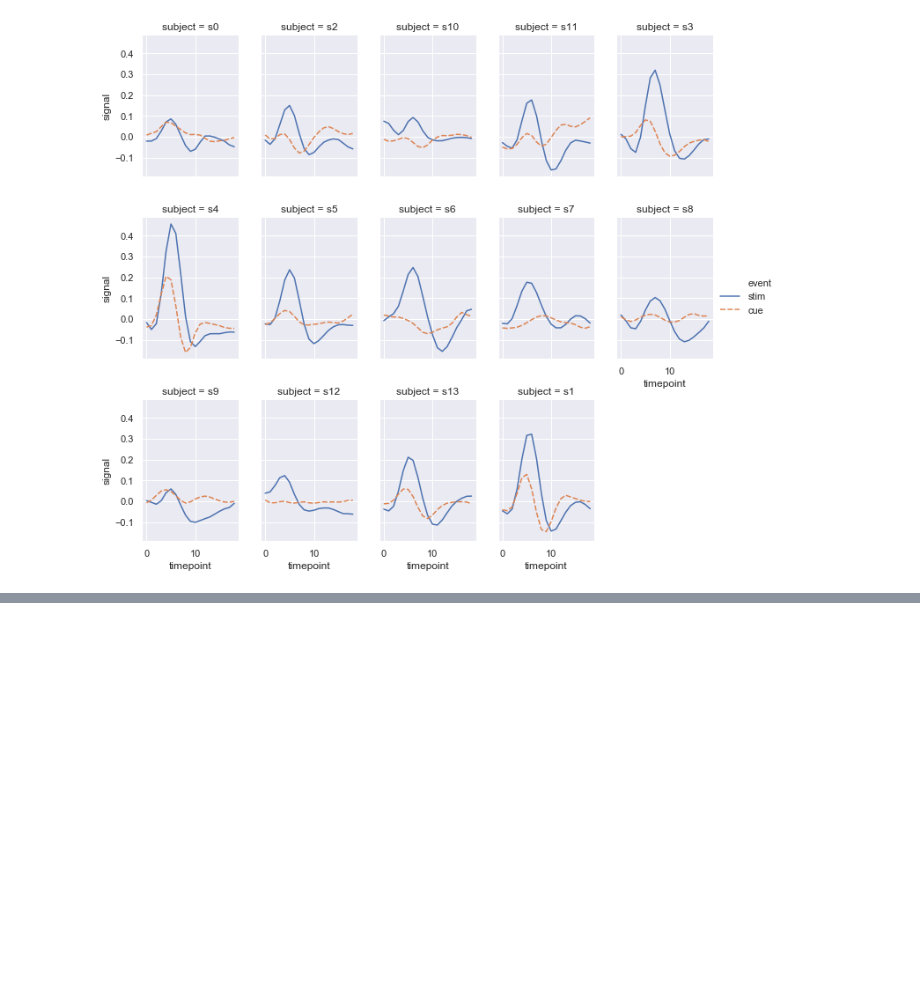
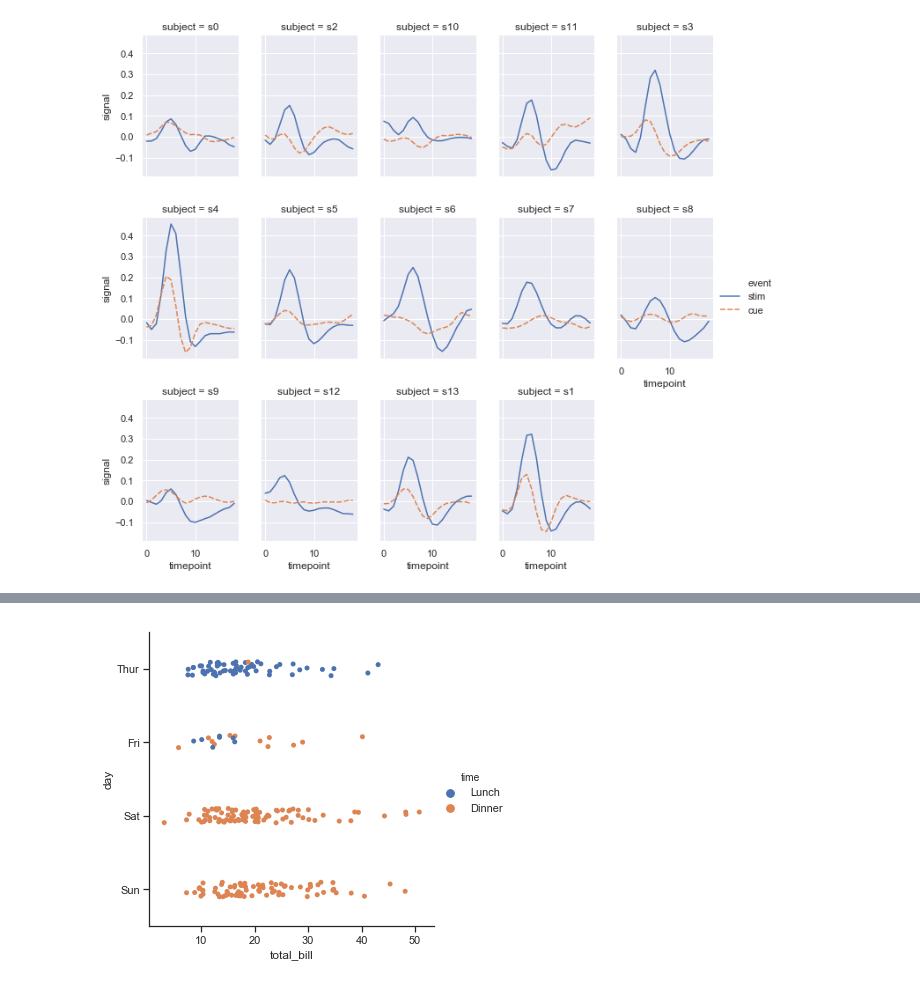
Before and after one commit to rachelpoole/Learning-material, a Jupyter notebook: Plots.ipynb, the cells around one changed output, grey strips where cells are left out. Saved outputs shown, nothing was run; the diff lists cells and outputs as text; code cells hidden in the pictures; blank space fills up the shorter version.

```diff
--- a/Plots.ipynb
+++ b/Plots.ipynb
@@ -180,0 +190,5 @@ sns.relplot(data = fmri.set_index('region').loc['frontal'],
+# %%
+sns.set(style = 'ticks')
+sns.catplot(data = tips, x = 'total_bill', y = 'day', hue = 'time');
+# %% [output]
+[figure, added]
```
Also changed, not shown: parts of 34 cells of this notebook.
